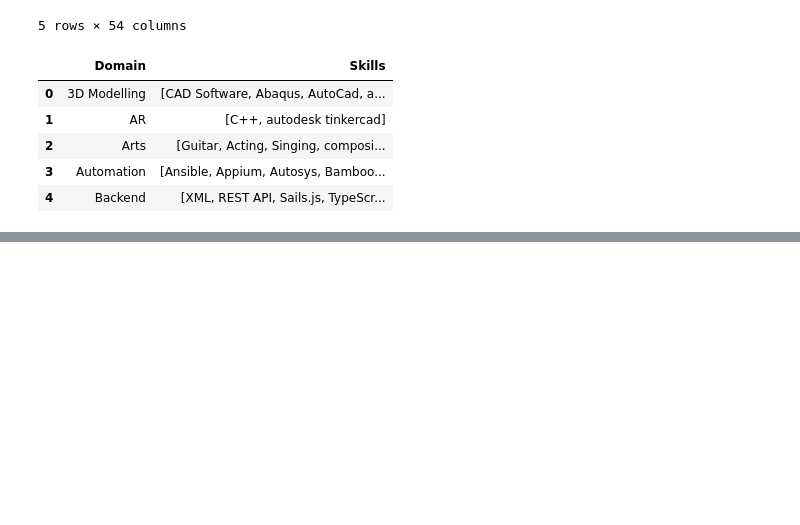
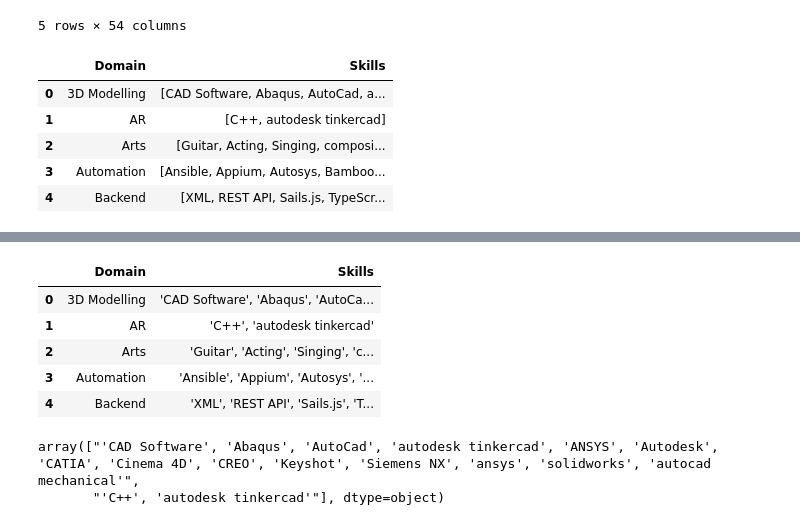
Before and after one commit to Project-Based-Learning-IT/Recommendation-Algorithm, a Jupyter notebook: extractor.ipynb, the cells around one changed output, grey strips where cells are left out. Saved outputs shown, nothing was run; the diff lists cells and outputs as text; code cells hidden in the pictures; blank space fills up the shorter version.

```diff
--- a/extractor.ipynb
+++ b/extractor.ipynb
@@ -192,0 +203,16 @@ df_domain_skill_database.head()
+# %%
+df['Skills'] = df['Skills'].apply(lambda x: x.strip(']['))
+# %%
+df.head()
+# %% [output]
+|  | Domain | Skills |
+| 0 | 3D Modelling | 'CAD Software', 'Abaqus', 'AutoCa... |
+| 1 | AR | 'C++', 'autodesk tinkercad' |
+| 2 | Arts | 'Guitar', 'Acting', 'Singing', 'c... |
+| 3 | Automation | 'Ansible', 'Appium', 'Autosys', '... |
+| 4 | Backend | 'XML', 'REST API', 'Sails.js', 'T... |
+# %%
+df['Skills'].values[:2]
+# %% [output]
+array(["'CAD Software', 'Abaqus', 'AutoCad', 'autodesk tinkercad', 'ANSYS', 'Autodesk', 'CATIA', 'Cinema 4D', 'CREO', 'Keyshot', 'Siemens NX', 'ansys', 'solidworks', 'autocad mechanical'",
+       "'C++', 'autodesk tinkercad'"], dtype=object)
```
Also changed, not shown: parts of 3 cells of this notebook, 9 other files.
